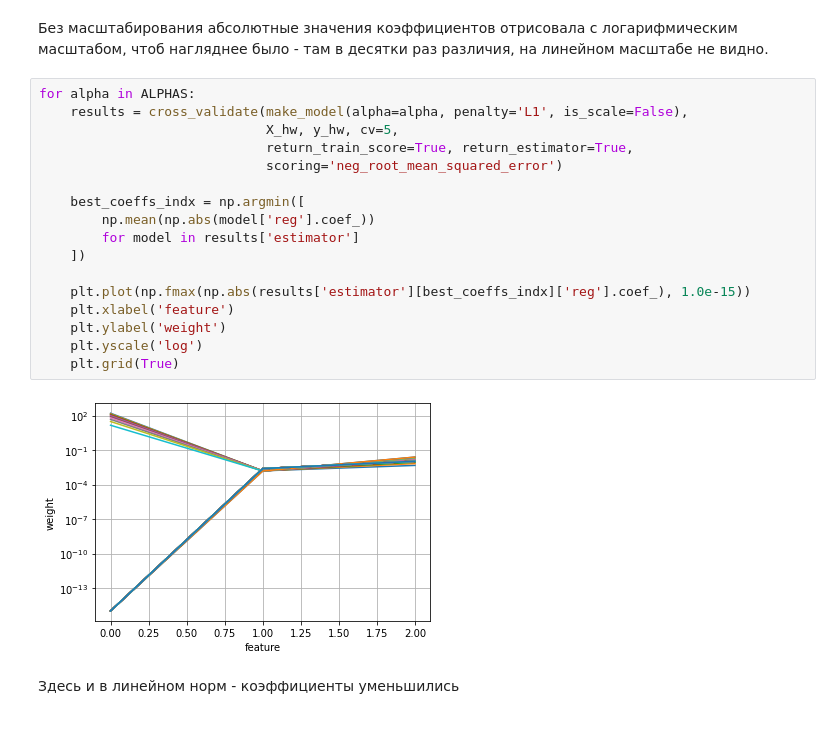
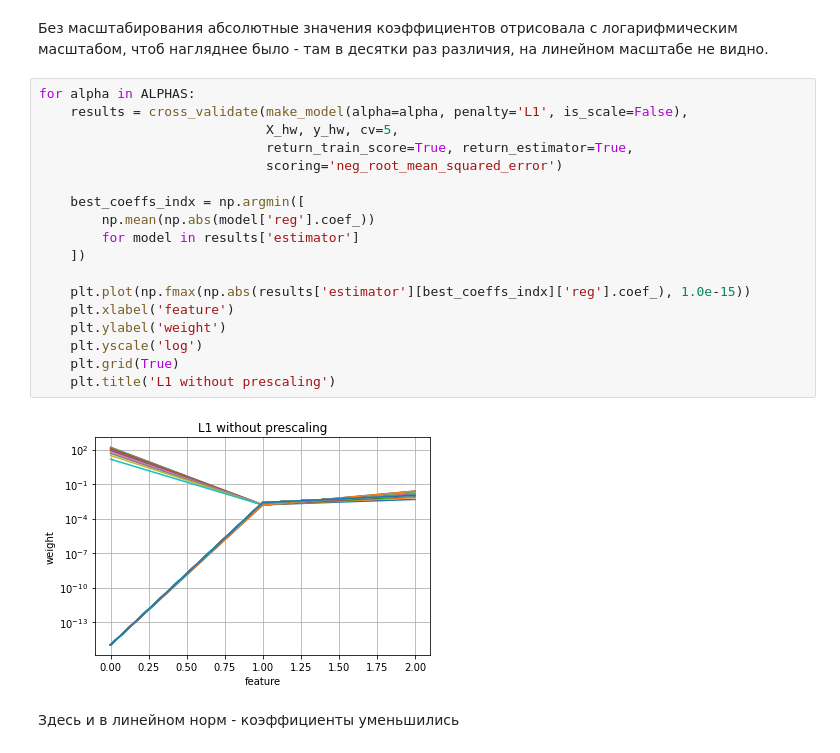
Before and after one commit to zappaz00/4_overfitting_regularization, a Jupyter notebook: overfitting_regularization.ipynb, the cells around one changed output. Drawn from its saved outputs; the diff is of its cells as text.

```diff
--- a/overfitting_regularization.ipynb
+++ b/overfitting_regularization.ipynb
@@ -723,22 +741,23 @@ def make_model(alpha=0, penalty=None, is_scale=False):
 # %%
 for alpha in ALPHAS:
     results = cross_validate(make_model(alpha=alpha, penalty='L1', is_scale=False),
                              X_hw, y_hw, cv=5,
                              return_train_score=True, return_estimator=True,
                              scoring='neg_root_mean_squared_error')
 
     best_coeffs_indx = np.argmin([
         np.mean(np.abs(model['reg'].coef_))
         for model in results['estimator']
     ])
 
     plt.plot(np.fmax(np.abs(results['estimator'][best_coeffs_indx]['reg'].coef_), 1.0e-15))
     plt.xlabel('feature')
     plt.ylabel('weight')
     plt.yscale('log')
     plt.grid(True)
+    plt.title('L1 without prescaling')
 # %% [output]
-[figure, old version]
+[figure, new version]
 # %% [markdown]
 Здесь и в линейном норм - коэффициенты уменьшились
 # %%
```
Also changed, not shown: parts of 6 cells of this notebook.
